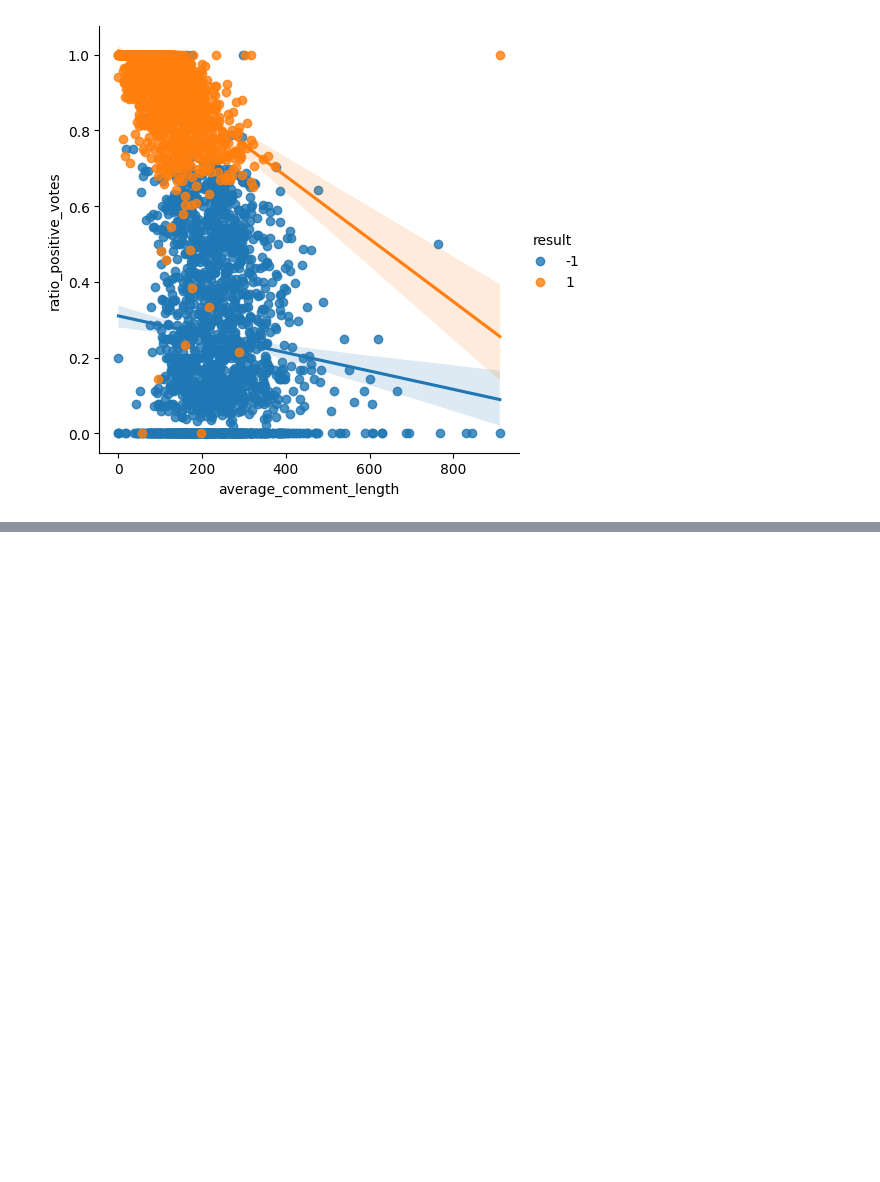
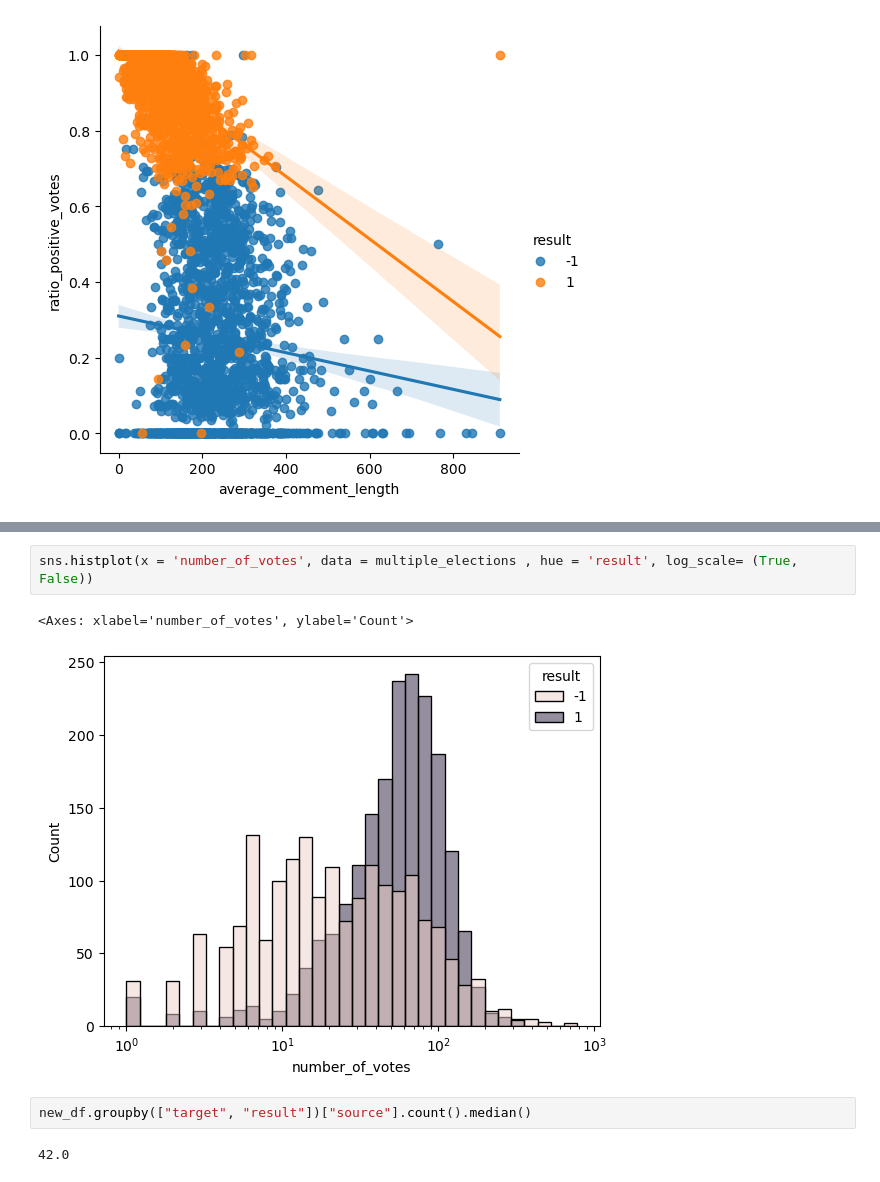
Before and after one commit to epfl-ada/ada-2023-project-thedatafreaks, a Jupyter notebook: notebooks/data_exploration.ipynb, the cells around one changed output, grey strips where cells are left out. Saved outputs shown, nothing was run; the diff lists cells and outputs as text; blank space fills up the shorter version.

```diff
--- a/notebooks/data_exploration.ipynb
+++ b/notebooks/data_exploration.ipynb
@@ -336,0 +361,9 @@ multiple_elections['result'].corr(multiple_elections['average_comment_length'])
+# %%
+sns.histplot(x = 'number_of_votes', data = multiple_elections , hue = 'result', log_scale= (True, False))
+# %% [output]
+<Axes: xlabel='number_of_votes', ylabel='Count'>
+[figure, added]
+# %%
+new_df.groupby(["target", "result"])["source"].count().median()
+# %% [output]
+42.0
```
Also changed, not shown: parts of 8 cells of this notebook, 1 other file.
